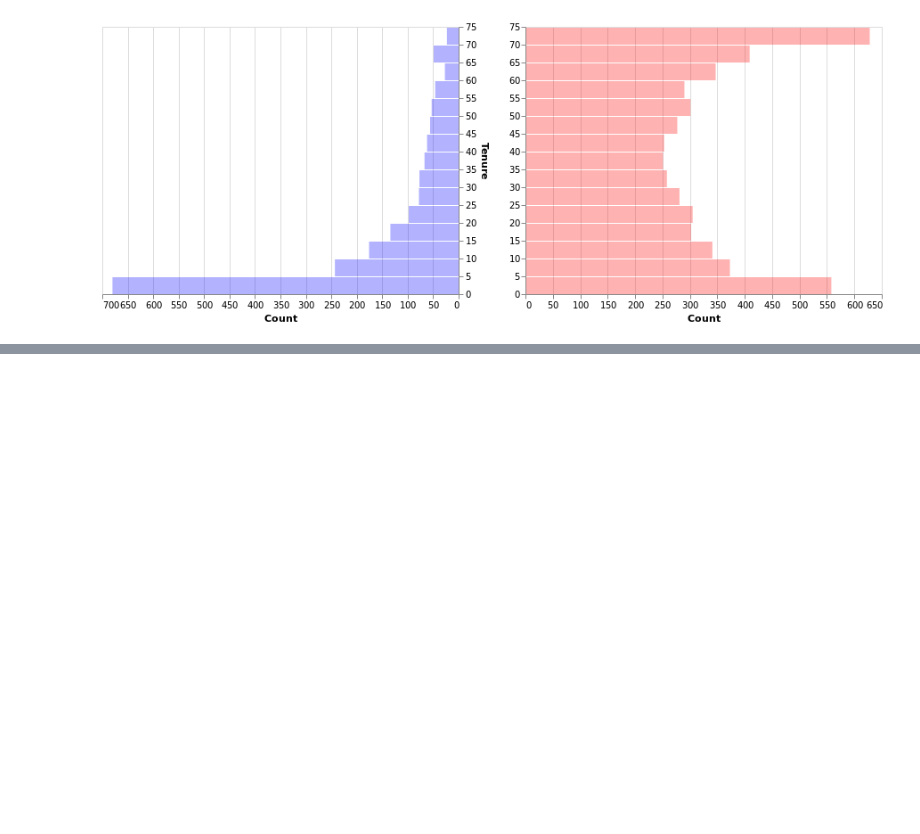
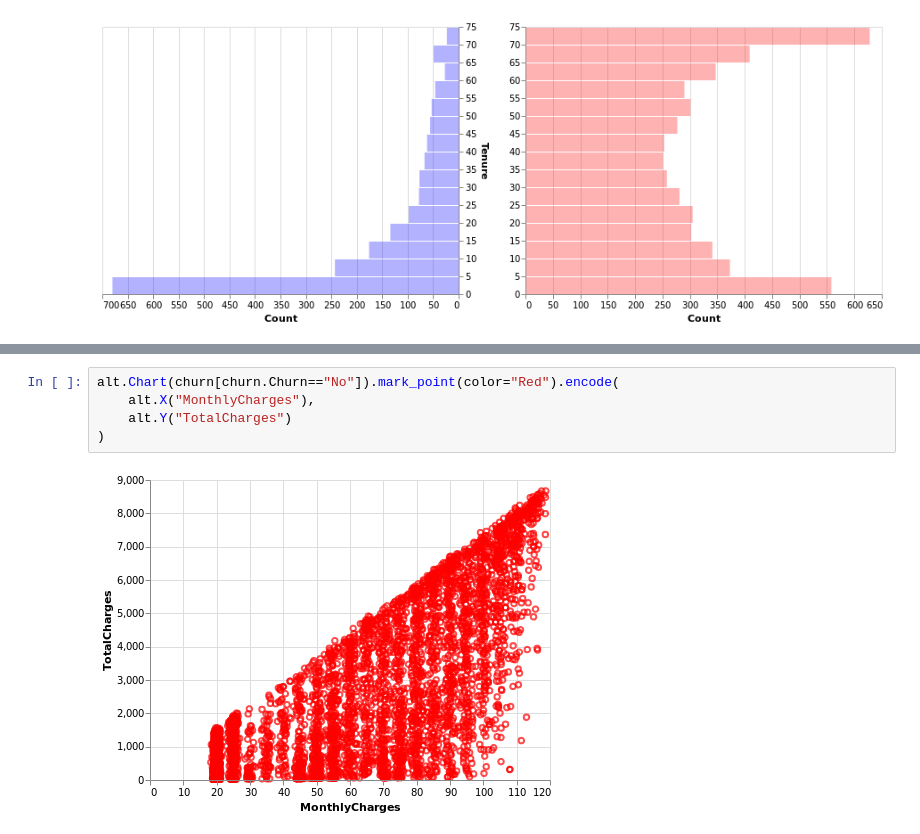
Before and after one commit to amitkaps/data-vis-python, a Jupyter notebook: 03-Purpose.ipynb, the cells around one changed output, grey strips where cells are left out. Drawn from its saved outputs; the diff is of its cells as text; blank space fills up the shorter version.

```diff
--- a/03-Purpose.ipynb
+++ b/03-Purpose.ipynb
@@ -141,0 +187,7 @@ alt.concat(left, right)
+# %%
+alt.Chart(churn[churn.Churn=="No"]).mark_point(color="Red").encode(
+    alt.X("MonthlyCharges"),
+    alt.Y("TotalCharges")
+)
+# %% [output]
+[figure, added]
```
Also changed, not shown: parts of 10 cells of this notebook.
